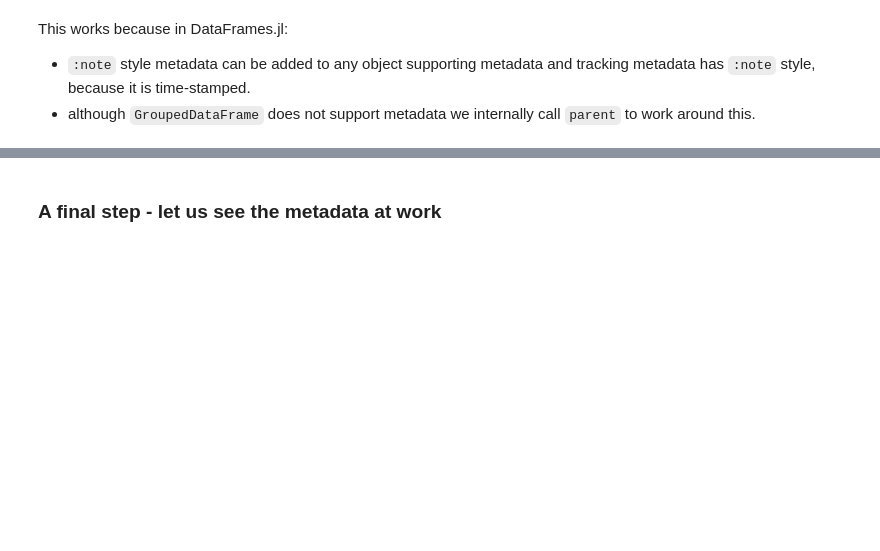
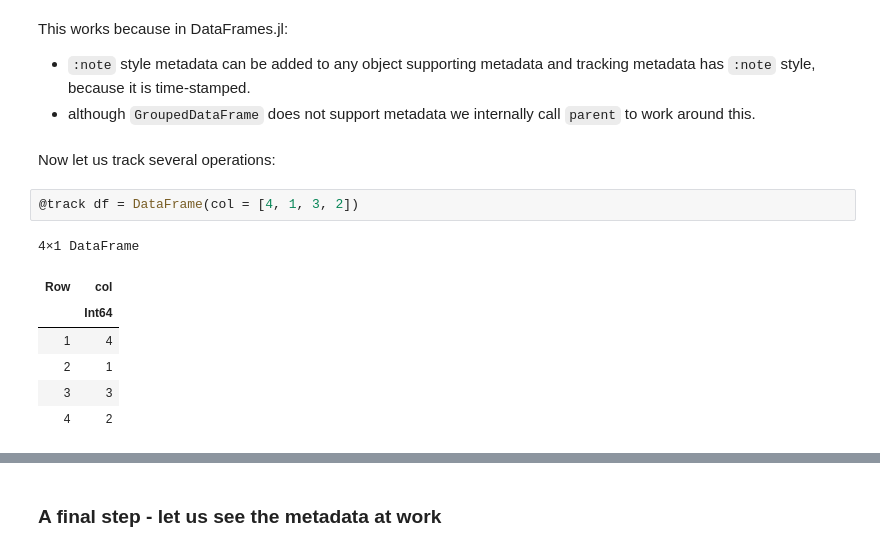
Before and after one commit to JuliaData/TableMetadataTools.jl, a Jupyter notebook: docs/demo.ipynb, the cells around one changed output, grey strips where cells are left out. Cells and saved outputs as stored; diff of their text form; blank space fills up the shorter version.

```diff
--- a/docs/demo.ipynb
+++ b/docs/demo.ipynb
@@ -360,3 +360,15 @@ style = true
 This works because in DataFrames.jl:
 * `:note` style metadata can be added to any object supporting metadata and tracking metadata has `:note` style, because it is time-stamped.
 * although `GroupedDataFrame` does not support metadata we internally call `parent` to work around this.
+# %% [markdown]
+Now let us track several operations:
+# %%
+@track df = DataFrame(col = [4, 1, 3, 2])
+# %% [output]
+4×1 DataFrame
+| Row | col |
+|  | Int64 |
+| 1 | 4 |
+| 2 | 1 |
+| 3 | 3 |
+| 4 | 2 |
```
Also changed, not shown: parts of 7 cells of this notebook, 2 other files.
